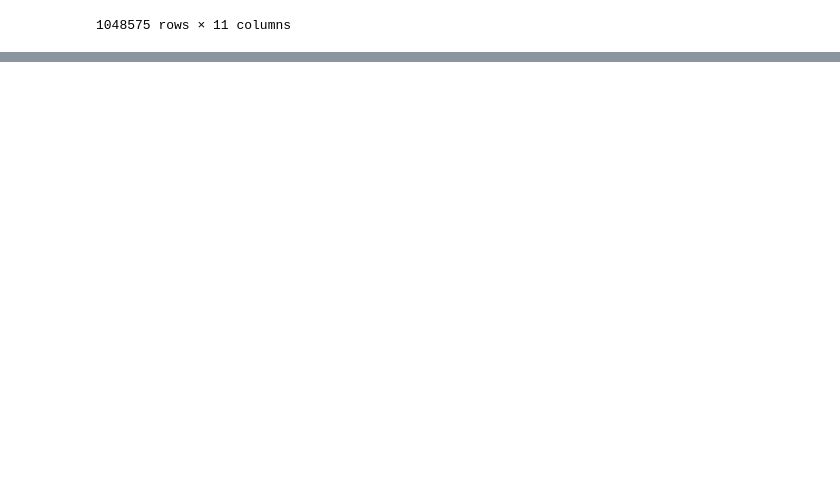
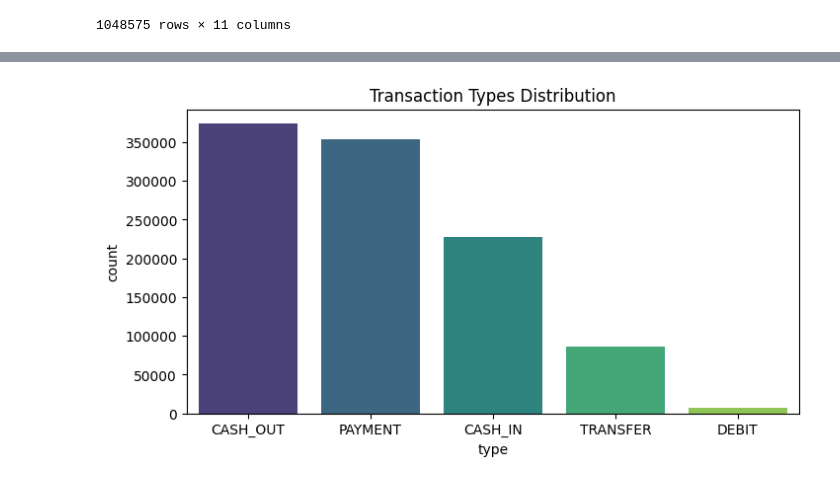
Before and after one commit to glennamaria/Projects, a Jupyter notebook: Fraud detection in e-commerce transactions problem.ipynb, the cells around one changed output, grey strips where cells are left out. Cells and saved outputs as stored; diff of their text form; code cells hidden in the pictures; blank space fills up the shorter version.

```diff
--- a/Fraud detection in e-commerce transactions problem.ipynb
+++ b/Fraud detection in e-commerce transactions problem.ipynb
@@ -51,0 +114,8 @@ warnings.filterwarnings("ignore")
+# %%
+# Count transaction types
+plt.figure(figsize=(8, 4))
+sns.countplot(data=df, x="type", palette="viridis", order=df["type"].value_counts().index)
+plt.title("Transaction Types Distribution")
+plt.show()
+# %% [output]
+[figure, added]
```
Also changed, not shown: parts of 25 cells of this notebook.
